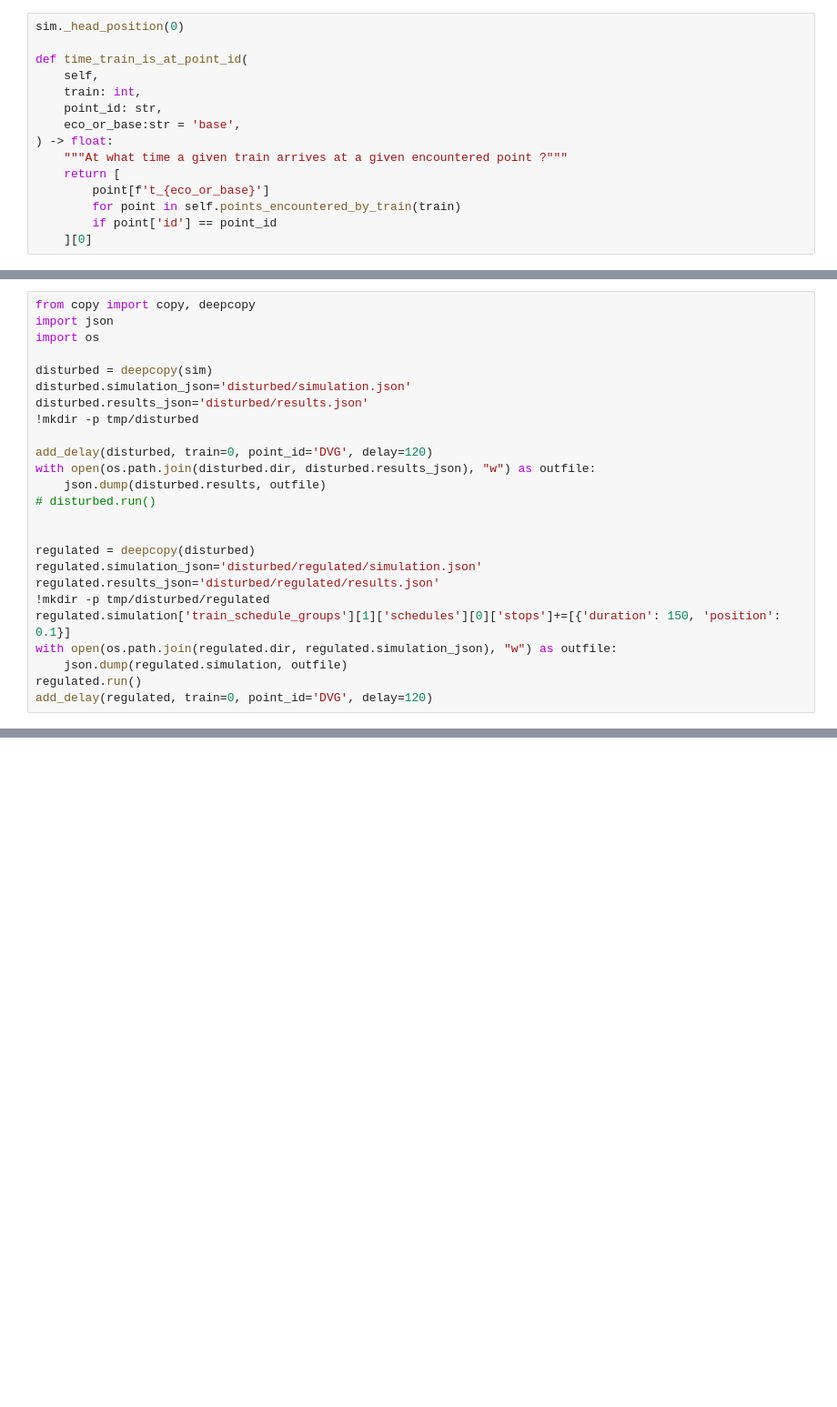
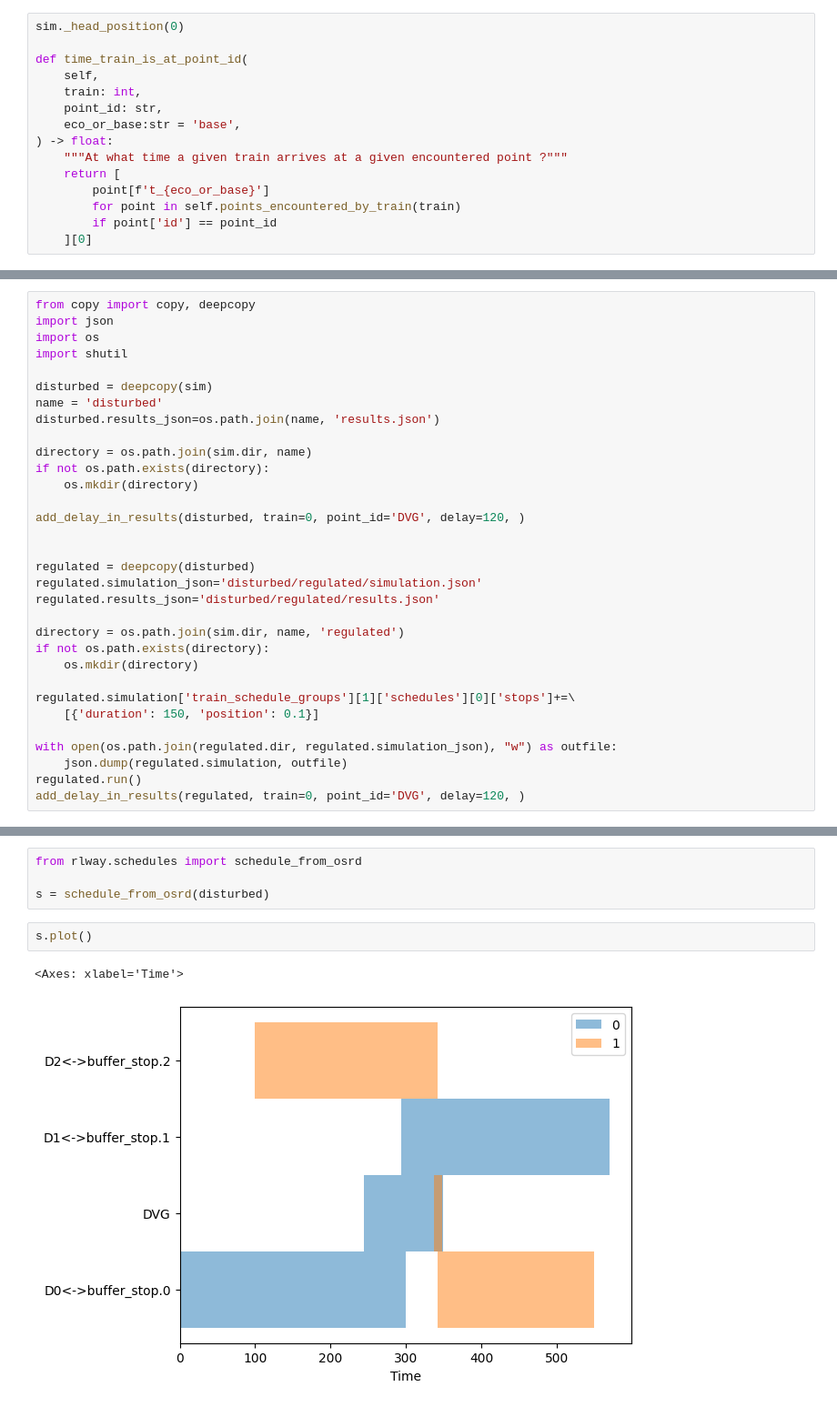
Before and after one commit to y-plus/pyOSRD, a Jupyter notebook: notebooks_explo/add_delay.ipynb, the cells around one changed output, grey strips where cells are left out. Shown at 91% size. Cells and saved outputs as stored; diff of their text form; blank space fills up the shorter version.

```diff
--- a/notebooks_explo/add_delay.ipynb
+++ b/notebooks_explo/add_delay.ipynb
@@ -82,25 +95,32 @@ def add_delay(self: OSRD, train: int, point_id: str, delay: float) -> None:
 from copy import copy, deepcopy
 import json
 import os
+import shutil
 
 disturbed = deepcopy(sim)
-disturbed.simulation_json='disturbed/simulation.json'
-disturbed.results_json='disturbed/results.json'
-!mkdir -p tmp/disturbed
+name = 'disturbed'
+disturbed.results_json=os.path.join(name, 'results.json')
 
-add_delay(disturbed, train=0, point_id='DVG', delay=120)
-with open(os.path.join(disturbed.dir, disturbed.results_json), "w") as outfile:
-    json.dump(disturbed.results, outfile)
-# disturbed.run()
+directory = os.path.join(sim.dir, name)
+if not os.path.exists(directory):
+    os.mkdir(directory)
+
+add_delay_in_results(disturbed, train=0, point_id='DVG', delay=120, )
 
 
 regulated = deepcopy(disturbed)
 regulated.simulation_json='disturbed/regulated/simulation.json'
 regulated.results_json='disturbed/regulated/results.json'
-!mkdir -p tmp/disturbed/regulated
-regulated.simulation['train_schedule_groups'][1]['schedules'][0]['stops']+=[{'duration': 150, 'position': 0.1}]
+
+directory = os.path.join(sim.dir, name, 'regulated')
+if not os.path.exists(directory):
+    os.mkdir(directory)
+
+regulated.simulation['train_schedule_groups'][1]['schedules'][0]['stops']+=\
+    [{'duration': 150, 'position': 0.1}]
+
 with open(os.path.join(regulated.dir, regulated.simulation_json), "w") as outfile:
     json.dump(regulated.simulation, outfile)
 regulated.run()
-add_delay(regulated, train=0, point_id='DVG', delay=120)
+add_delay_in_results(regulated, train=0, point_id='DVG', delay=120, )
 # %% [output]
@@ -129,0 +152,9 @@ regulated.space_time_chart(1, points_to_show=points_to_show)
+# %%
+from rlway.schedules import schedule_from_osrd
+
+s = schedule_from_osrd(disturbed)
+# %%
+s.plot()
+# %% [output]
+<Axes: xlabel='Time'>
+[figure, added]
```
Also changed, not shown: parts of 7 cells of this notebook, 20 other files.
